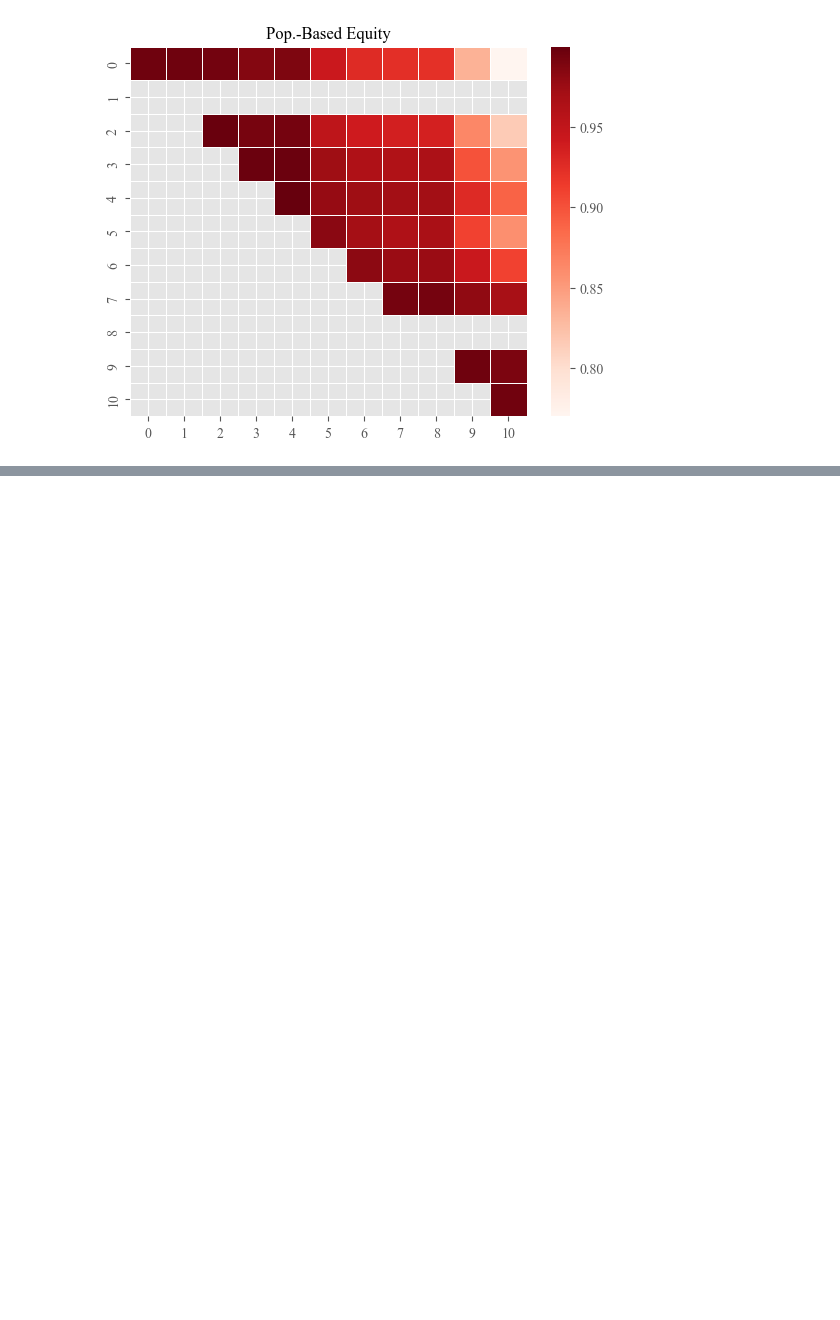
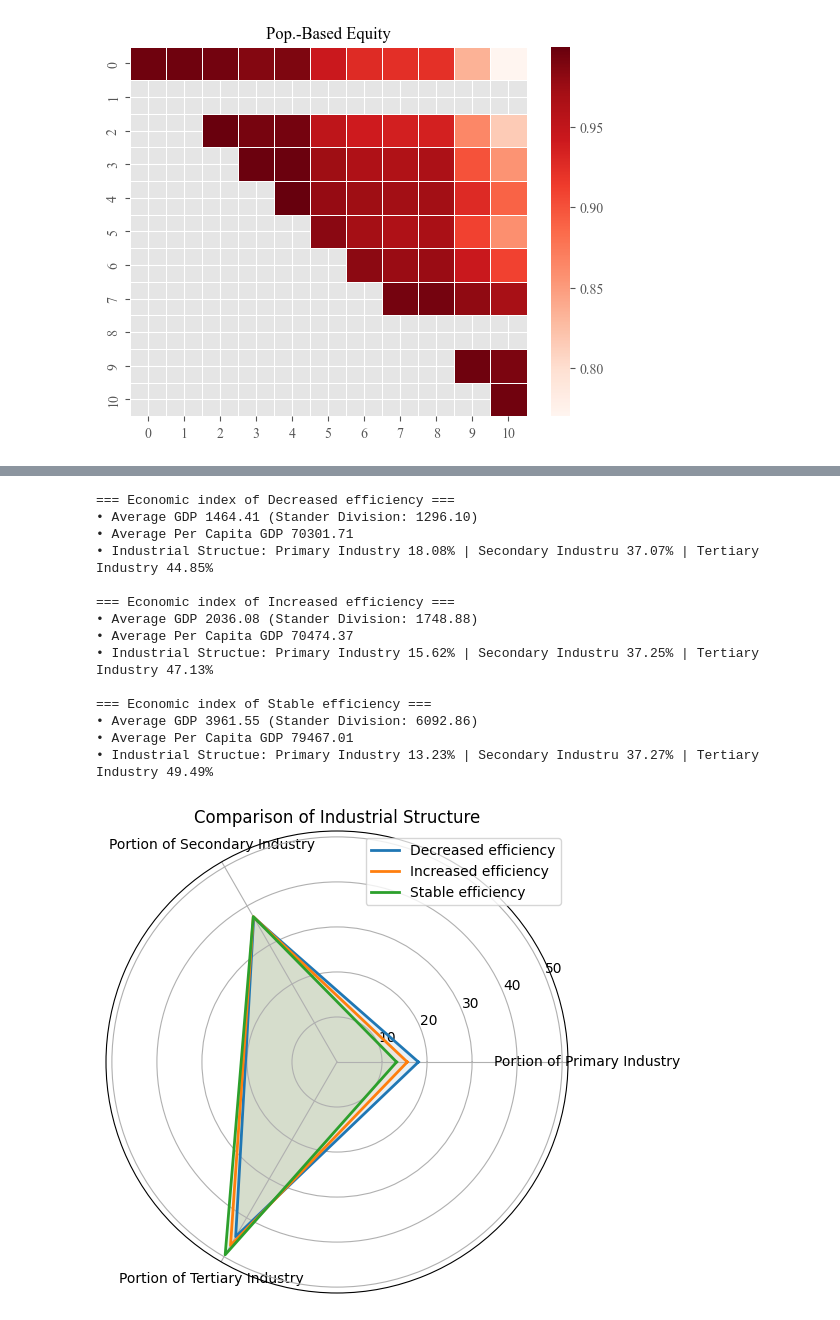
Before and after one commit to DingkangTeng/China-EVCS-Accessibility-and-Equity, a Jupyter notebook: main.ipynb, the cells around one changed output, grey strips where cells are left out. Cells and saved outputs as stored; diff of their text form; code cells hidden in the pictures; blank space fills up the shorter version.

```diff
--- a/main.ipynb
+++ b/main.ipynb
@@ -117,0 +127,20 @@ data
+# %%
+b = clustingAnalysis(city, gdp).analysisEfficiency()
+b.analysis()
+b.drawRadar()
+# %% [output]
+=== Economic index of Decreased efficiency ===
+• Average GDP 1464.41 (Stander Division: 1296.10)
+• Average Per Capita GDP 70301.71
+• Industrial Structue: Primary Industry 18.08% | Secondary Industru 37.07% | Tertiary Industry 44.85%
+
+=== Economic index of Increased efficiency ===
+• Average GDP 2036.08 (Stander Division: 1748.88)
+• Average Per Capita GDP 70474.37
+• Industrial Structue: Primary Industry 15.62% | Secondary Industru 37.25% | Tertiary Industry 47.13%
+
+=== Economic index of Stable efficiency ===
+• Average GDP 3961.55 (Stander Division: 6092.86)
+• Average Per Capita GDP 79467.01
+• Industrial Structue: Primary Industry 13.23% | Secondary Industru 37.27% | Tertiary Industry 49.49%
+[figure, added]
```
Also changed, not shown: parts of 11 cells of this notebook, 9 other files.
